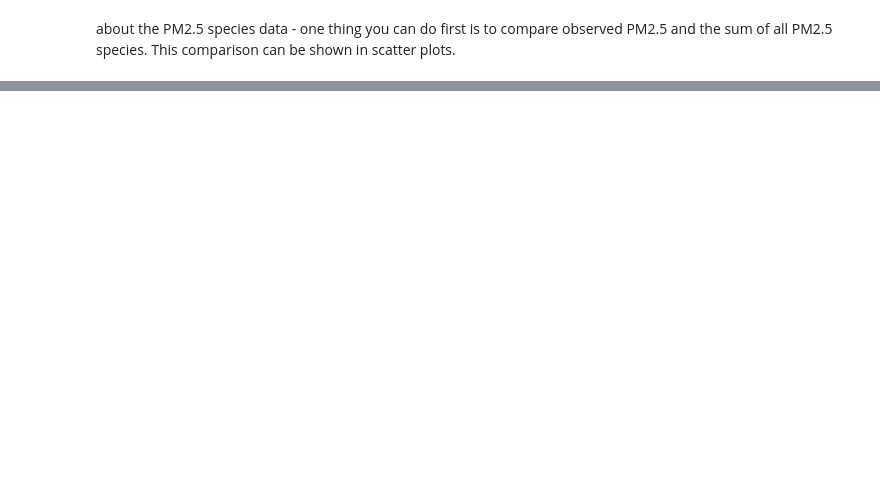
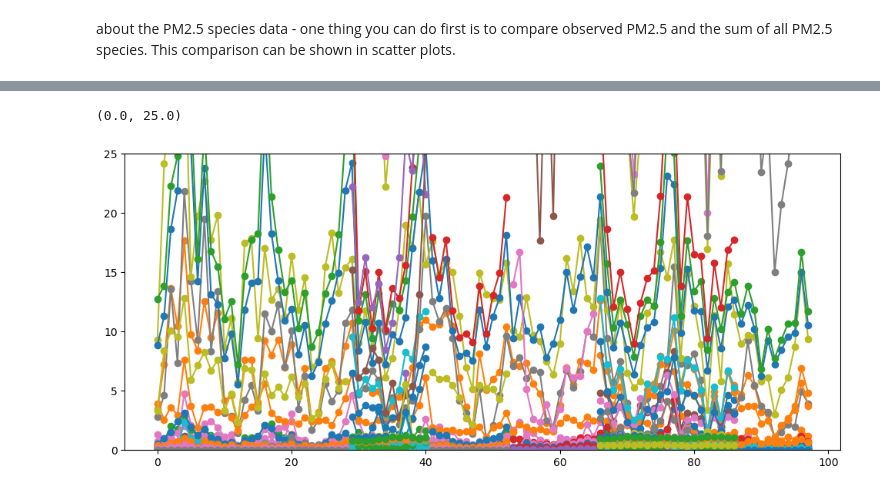
Before and after one commit to h-duan/PM, a Jupyter notebook: PM07-17.ipynb, the cells around one changed output, grey strips where cells are left out. Saved outputs shown, nothing was run; the diff lists cells and outputs as text; code cells hidden in the pictures; blank space fills up the shorter version.

```diff
--- a/PM07-17.ipynb
+++ b/PM07-17.ipynb
@@ -2010,0 +2021,8 @@ about the PM2.5 species data - one thing you can do first is to compare observed
+# %%
+monthlyGZ_plot = monthlyGZ.iloc[:, 1:].applymap(lambda x: x if not np.isnan(x) else None)
+
+monthlyGZ_plot.plot(kind='line', marker='o',legend=False,figsize=(12,5))
+plt.ylim(0,25)
+# %% [output]
+(0.0, 25.0)
+[figure, added]
```
Also changed, not shown: parts of 97 cells of this notebook.
